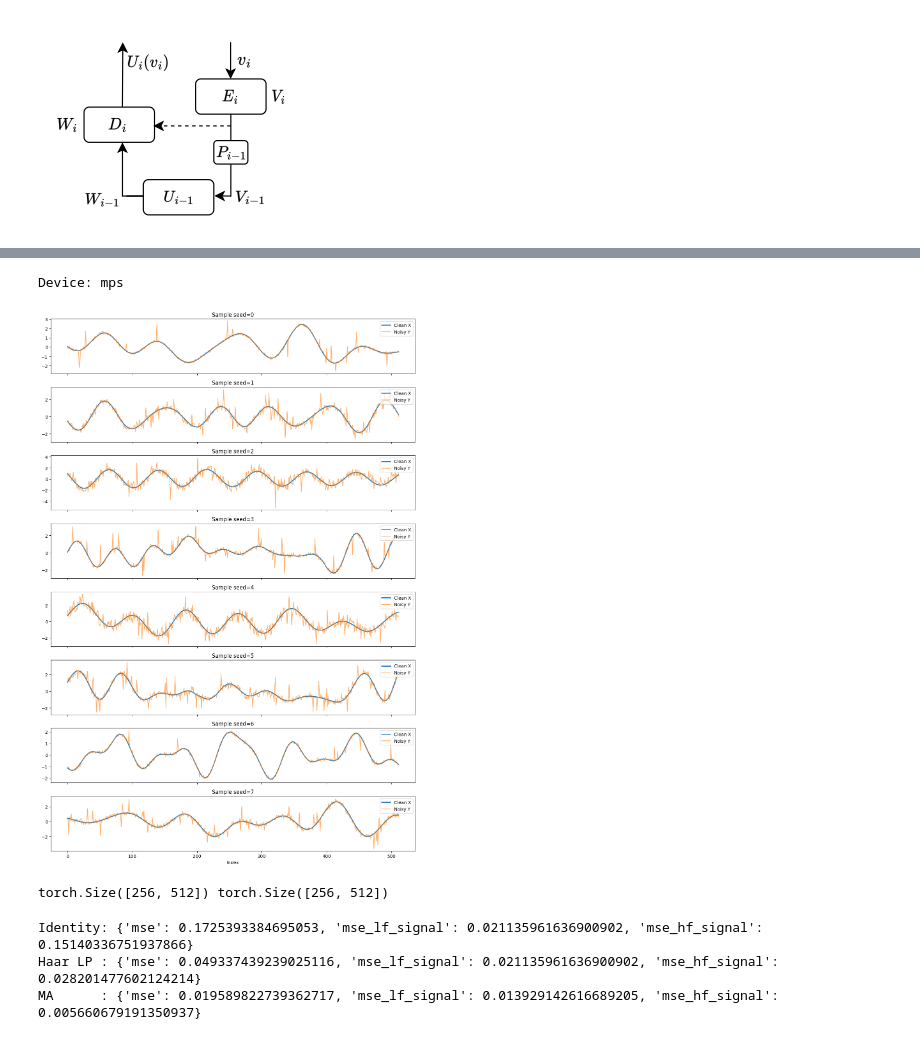
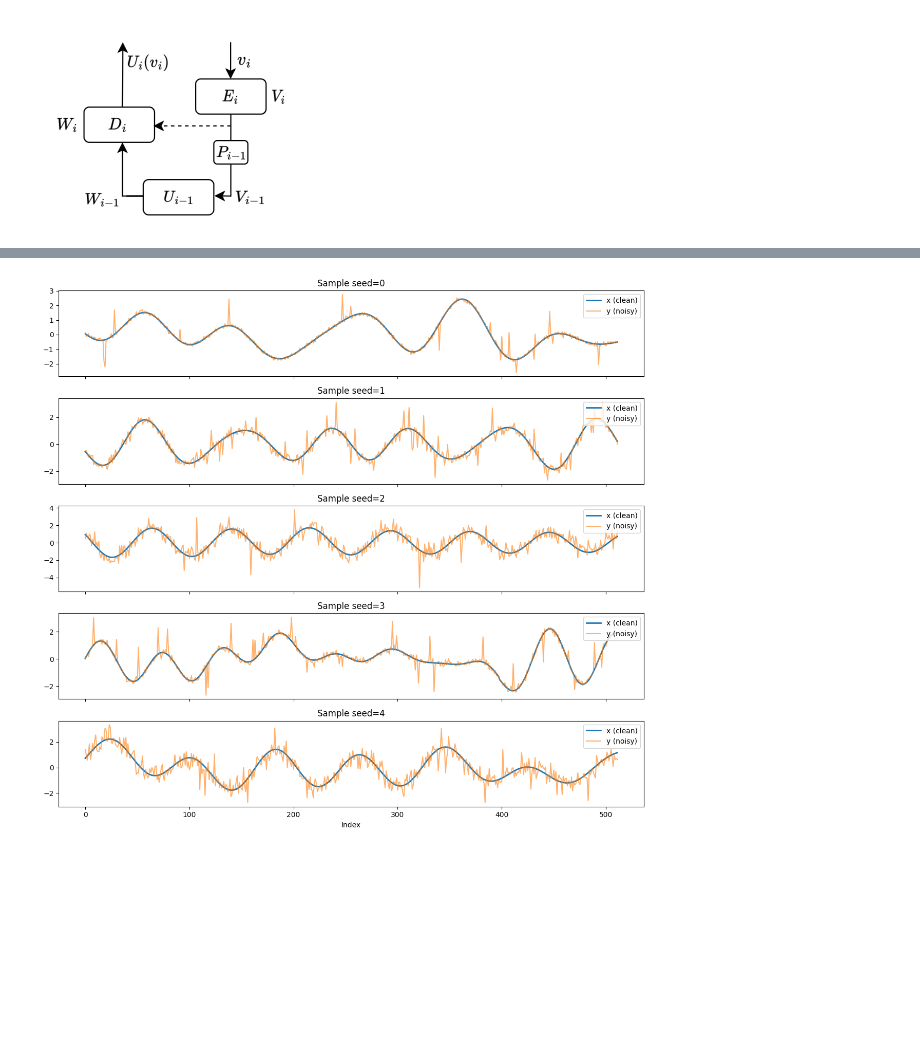
Before and after one commit to fntb/unified-unet, a Jupyter notebook: src/notebook.ipynb, the cells around one changed output, grey strips where cells are left out. Drawn from its saved outputs; the diff is of its cells as text; code cells hidden in the pictures; blank space fills up the shorter version.

```diff
--- a/src/notebook.ipynb
+++ b/src/notebook.ipynb
@@ -453,63 +248,26 @@ Cette étude s’inscrit directement dans l’esprit du papier de recherche, où
 # %%
-# Imports
-import torch
-import matplotlib.pyplot as plt
-
-from src.data.signal_1d import Signal1DConfig, generate_pair, Signal1DDataModule
-
-# (Optionnel) device pour les modèles, pas nécessaire pour generate_pair
-device = torch.device("mps" if torch.backends.mps.is_available() else "cpu")
-print("Device:", device)
-
-# Config simple pour visualisation (la config d'entraînement viendra de Hydra/YAML)
-cfg_viz = Signal1DConfig(
+# Configuration des signaux synthétiques (référence commune)
+cfg = Signal1DConfig(
     L=512,
     use_steps=True,
     use_spikes=True,
     do_standardize=True,
 )
 
-# Visualisation de quelques paires (qualitatif uniquement)
-n_samples = 8
+# Visualisation qualitative de quelques paires (x, y)
+n_samples = 5
 fig, axes = plt.subplots(n_samples, 1, figsize=(12, 2.2 * n_samples), sharex=True)
 
 for i in range(n_samples):
-    x_clean, y_noisy = generate_pair(cfg_viz, seed=i)
-
+    x_clean, y_noisy = generate_pair(cfg, seed=i)
     ax = axes[i]
-    ax.plot(x_clean.cpu().numpy(), label="Clean X", linewidth=2)
-    ax.plot(y_noisy.cpu().numpy(), label="Noisy Y", alpha=0.6)
+    ax.plot(x_clean.numpy(), label="x (clean)", linewidth=2)
+    ax.plot(y_noisy.numpy(), label="y (noisy)", alpha=0.6)
     ax.set_title(f"Sample seed={i}")
     ax.legend(loc="upper right")
 
 plt.xlabel("Index")
 plt.tight_layout()
 plt.show()
 # %% [output]
-Device: mps
-[figure, old version]
+[figure, new version]
-# %%
-# Test set reproductible via le DataModule (recommandé)
-dm = Signal1DDataModule(
-    batch_size=256,
-    n_train=20000,
-    n_val=5000,
-    n_test=5000,
-    L=512,
-    use_steps=True,
-    use_spikes=True,
-    do_standardize=True,
-    seed=0,
-    num_workers=0,   # pour être ultra déterministe au début
-    pin_memory=False,
-    persistent_workers=False,
-)
-
-dm.setup("test")
-test_loader = dm.test_dataloader()
-
-# Exemple: récupérer un batch fixe pour des comparaisons qualitatives
-y_batch, x_batch = next(iter(test_loader))
-print(y_batch.shape, x_batch.shape)
-# %% [output]
-torch.Size([256, 512]) torch.Size([256, 512])
@@ -557,14 +273,0 @@ def metrics_haar_signal(x_hat: torch.Tensor, x_true: torch.Tensor, levels: int =
-# %%
-y_batch, x_batch = next(iter(test_loader))
-
-x_id = y_batch
-x_haar_lp = haar_lowpass_reconstruct(y_batch, levels=3)
-x_ma = moving_average_1d(y_batch, kernel_size=9)
-
-print("Identity:", metrics_haar_signal(x_id, x_batch, levels=3))
-print("Haar LP :", metrics_haar_signal(x_haar_lp, x_batch, levels=3))
-print("MA      :", metrics_haar_signal(x_ma, x_batch, levels=3))
-# %% [output]
-Identity: {'mse': 0.1725393384695053, 'mse_lf_signal': 0.021135961636900902, 'mse_hf_signal': 0.15140336751937866}
-Haar LP : {'mse': 0.049337439239025116, 'mse_lf_signal': 0.021135961636900902, 'mse_hf_signal': 0.028201477602124214}
-MA      : {'mse': 0.019589822739362717, 'mse_lf_signal': 0.013929142616689205, 'mse_hf_signal': 0.005660679191350937}
```
Also changed, not shown: parts of 77 cells of this notebook, 8 other files.
